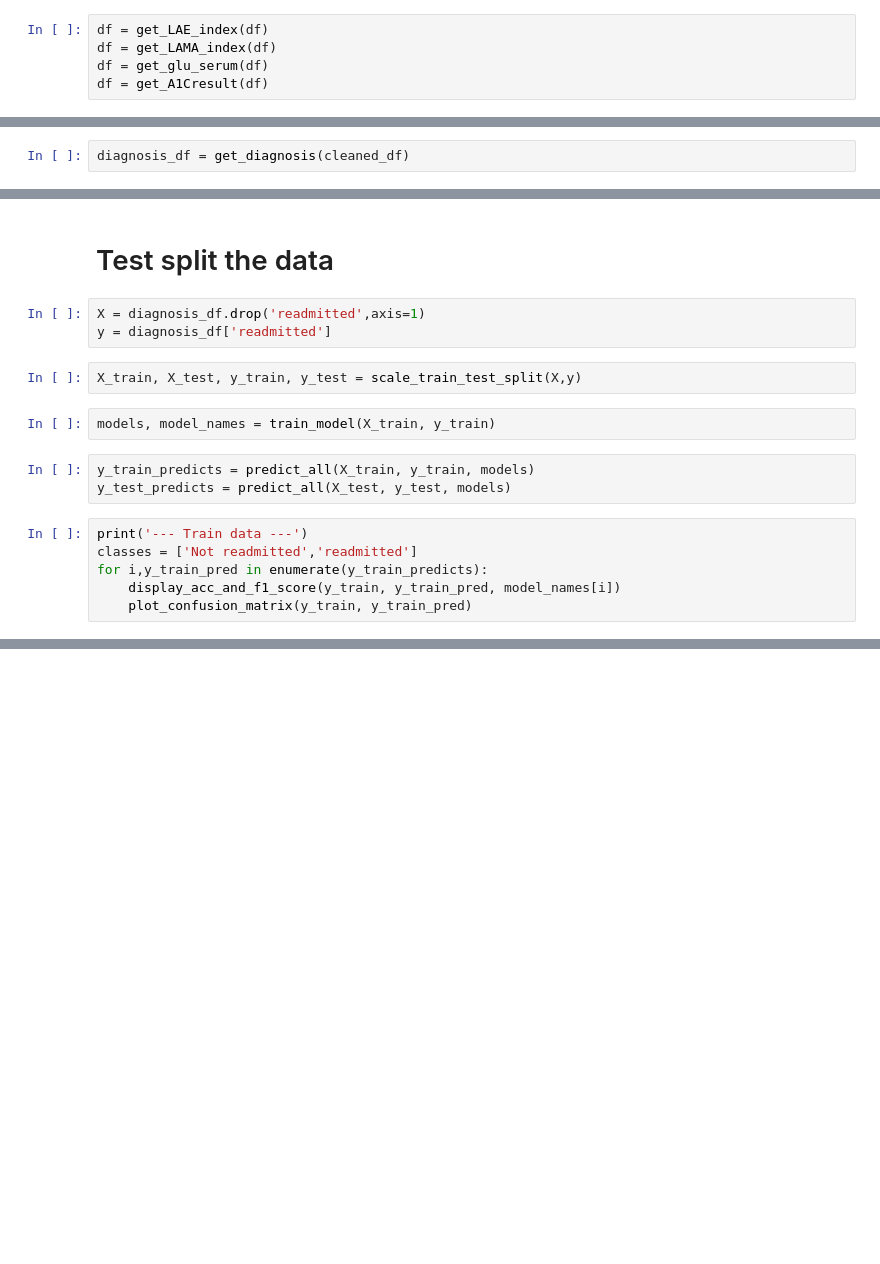
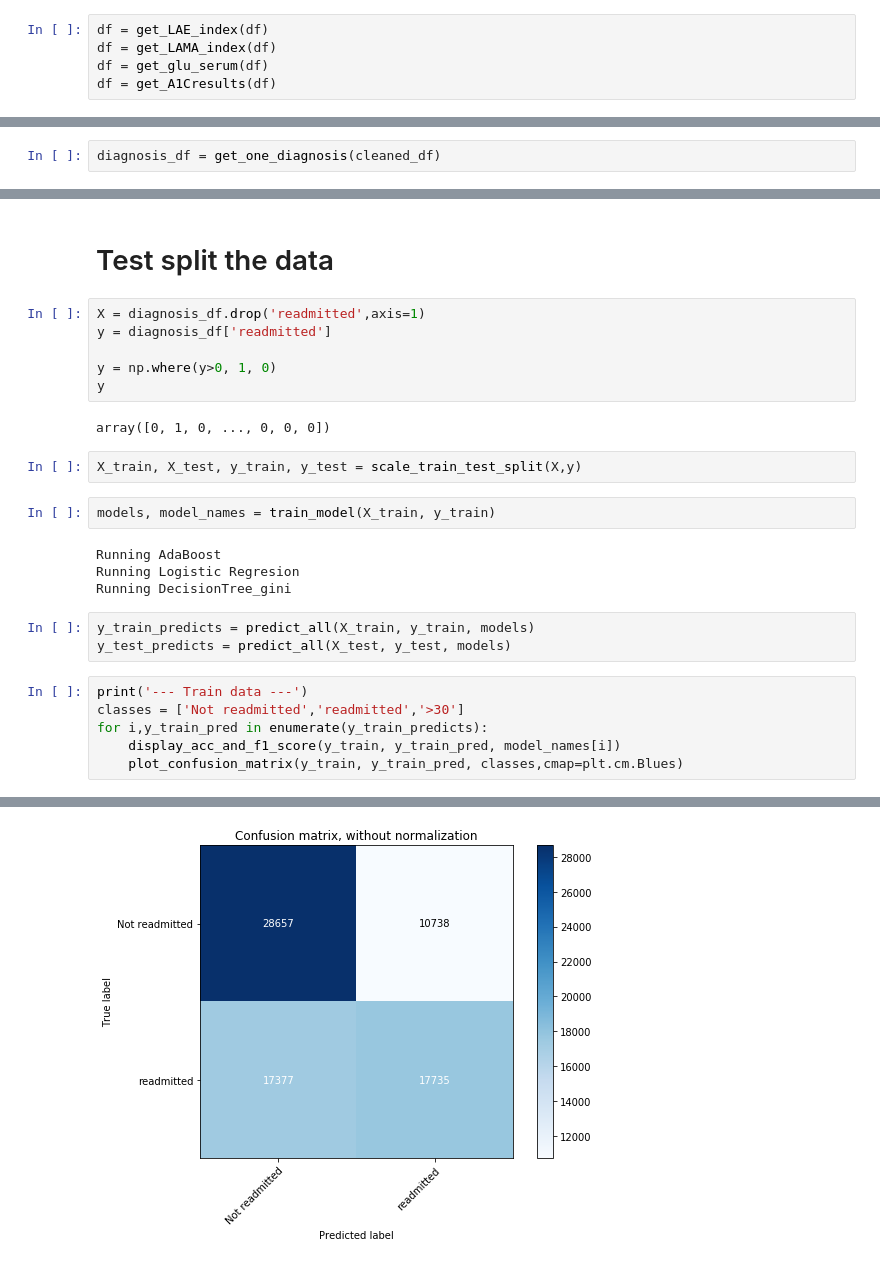
Before and after one commit to angelmanzur/Diabetes_130Hospitals, a Jupyter notebook: Diabetes_Inspection.ipynb, the cells around one changed output, grey strips where cells are left out. Drawn from its saved outputs; the diff is of its cells as text; blank space fills up the shorter version.

```diff
--- a/Diabetes_Inspection.ipynb
+++ b/Diabetes_Inspection.ipynb
@@ -519,4 +536,4 @@ df = get_procedures(df)
 df = get_LAE_index(df)
 df = get_LAMA_index(df)
 df = get_glu_serum(df)
-df = get_A1Cresult(df)
+df = get_A1Cresults(df)
@@ -524,6 +550,6 @@ df = get_A1Cresult(df)
 dummy_df = pd.get_dummies(df)
 cleaned_df = get_age_bin(dummy_df)
 # %%
-diagnosis_df = get_diagnosis(cleaned_df)
+diagnosis_df = get_one_diagnosis(cleaned_df)
 # %%
 diagnosis_df = remove_patients(diagnosis_df)
@@ -532,16 +561,26 @@ diagnosis_df = remove_patients(diagnosis_df)
 # %%
 X = diagnosis_df.drop('readmitted',axis=1)
 y = diagnosis_df['readmitted']
+
+y = np.where(y>0, 1, 0)
+y
+# %% [output]
+array([0, 1, 0, ..., 0, 0, 0])
 # %%
 X_train, X_test, y_train, y_test = scale_train_test_split(X,y)
 # %%
 models, model_names = train_model(X_train, y_train)
+# %% [output]
+Running AdaBoost
+Running Logistic Regresion
+Running DecisionTree_gini
 # %%
 y_train_predicts = predict_all(X_train, y_train, models)
 y_test_predicts = predict_all(X_test, y_test, models)
 # %%
 print('--- Train data ---')
-classes = ['Not readmitted','readmitted']
+classes = ['Not readmitted','readmitted','>30']
 for i,y_train_pred in enumerate(y_train_predicts):
     display_acc_and_f1_score(y_train, y_train_pred, model_names[i])
-    plot_confusion_matrix(y_train, y_train_pred)
+    plot_confusion_matrix(y_train, y_train_pred, classes,cmap=plt.cm.Blues)
+# %% [output]
@@ -547,0 +606 @@ for i,y_train_pred in enumerate(y_train_predicts):
+[figure, added]
```
Also changed, not shown: parts of 59 cells of this notebook, 1 other file.
